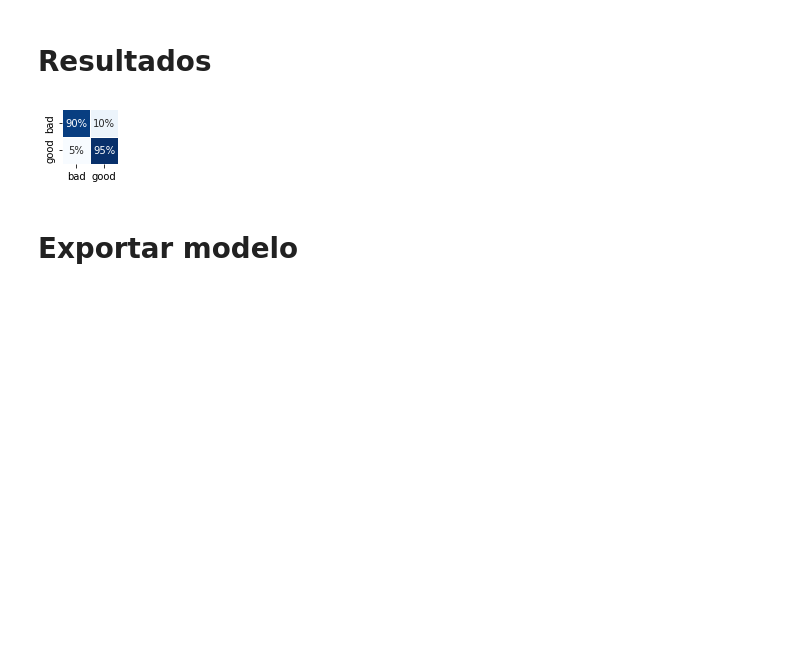
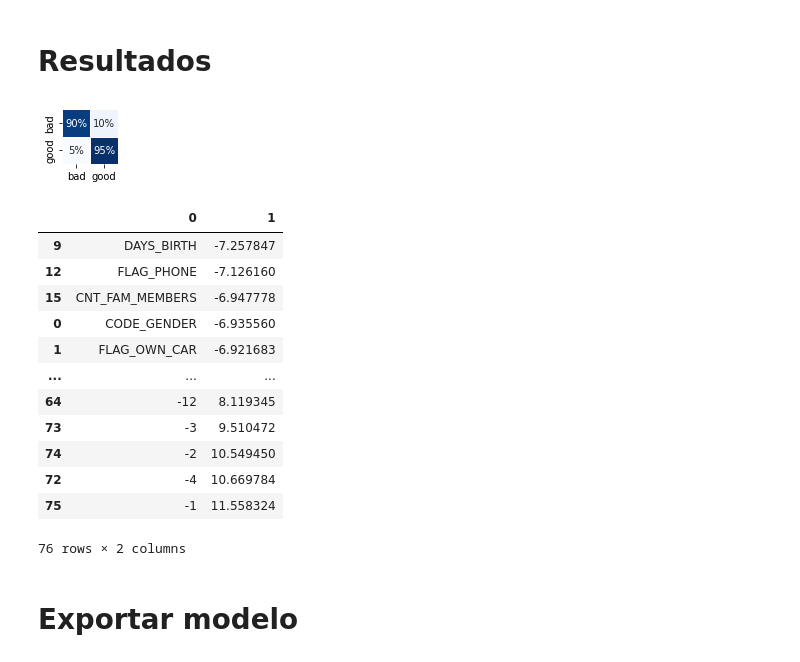
Before and after one commit to Afroefras/Pruebas, a Jupyter notebook: scripts/UnDosTres_BusinessCase.ipynb, the cells around one changed output. Drawn from its saved outputs; the diff is of its cells as text; code cells hidden in the pictures; blank space fills up the shorter version.

```diff
--- a/scripts/UnDosTres_BusinessCase.ipynb
+++ b/scripts/UnDosTres_BusinessCase.ipynb
@@ -204,3 +204,7 @@ y_pre.head()
 | 5001714 | Unknown | Unknown | Unknown | Unknown | Unknown | Unknown | Unknown | Unknown | Unknown | Unknown | ... |
 | 5001715 | Unknown | good | good | good | good | good | good | good | good | good | ... |
 5 rows × 61 columns
+# %%
+df = app_data.join(credit_data)
+df.columns = list(map(str, df.columns))
+df.sample()
@@ -208,8 +262,3 @@ y_pre.head()
 # Modelo
 # %% [markdown]
 ## f(X) = y
-# %%
-df = X_pre.join(y_pre)
-X = df.loc[:, :-1].copy()
-X.columns = list(map(str, X.columns))
-X.sample()
@@ -220,0 +265,3 @@ X.sample()
+# %%
+X = df.iloc[:, :-1].copy()
+X.sample()
@@ -221,6 +273,6 @@ X.sample()
 # %%
-y = df[[0]].replace({'Unknown':'good'}).copy()
-y[0].value_counts(1, dropna=False)
+y = df[['0']].replace({'Unknown':'good'}).copy()
+y['0'].value_counts(1, dropna=False)
 # %% [output]
 good    0.991085
 bad     0.008915
@@ -303,6 +355,23 @@ Pipeline(steps=[('catboostencoder',
 conf = bc.cm_sklearn(X_test, y_test, model, y_encod)
 # %% [output]
 [figure]
+# %%
+DataFrame(zip(X.columns, model['logisticregression'].coef_[0])).sort_values(1)
+df.pivot_table(index='-1', columns='0', values='-2', aggfunc='count')
+# %% [output]
+|  | 0 | 1 |
+| 9 | DAYS_BIRTH | -7.257847 |
+| 12 | FLAG_PHONE | -7.126160 |
+| 15 | CNT_FAM_MEMBERS | -6.947778 |
+| 0 | CODE_GENDER | -6.935560 |
+| 1 | FLAG_OWN_CAR | -6.921683 |
+| ... | ... | ... |
+| 64 | -12 | 8.119345 |
+| 73 | -3 | 9.510472 |
+| 74 | -2 | 10.549450 |
+| 72 | -4 | 10.669784 |
+| 75 | -1 | 11.558324 |
+76 rows × 2 columns
 # %% [markdown]
 # Exportar modelo
 # %%
```
Also changed, not shown: parts of 9 cells of this notebook.
